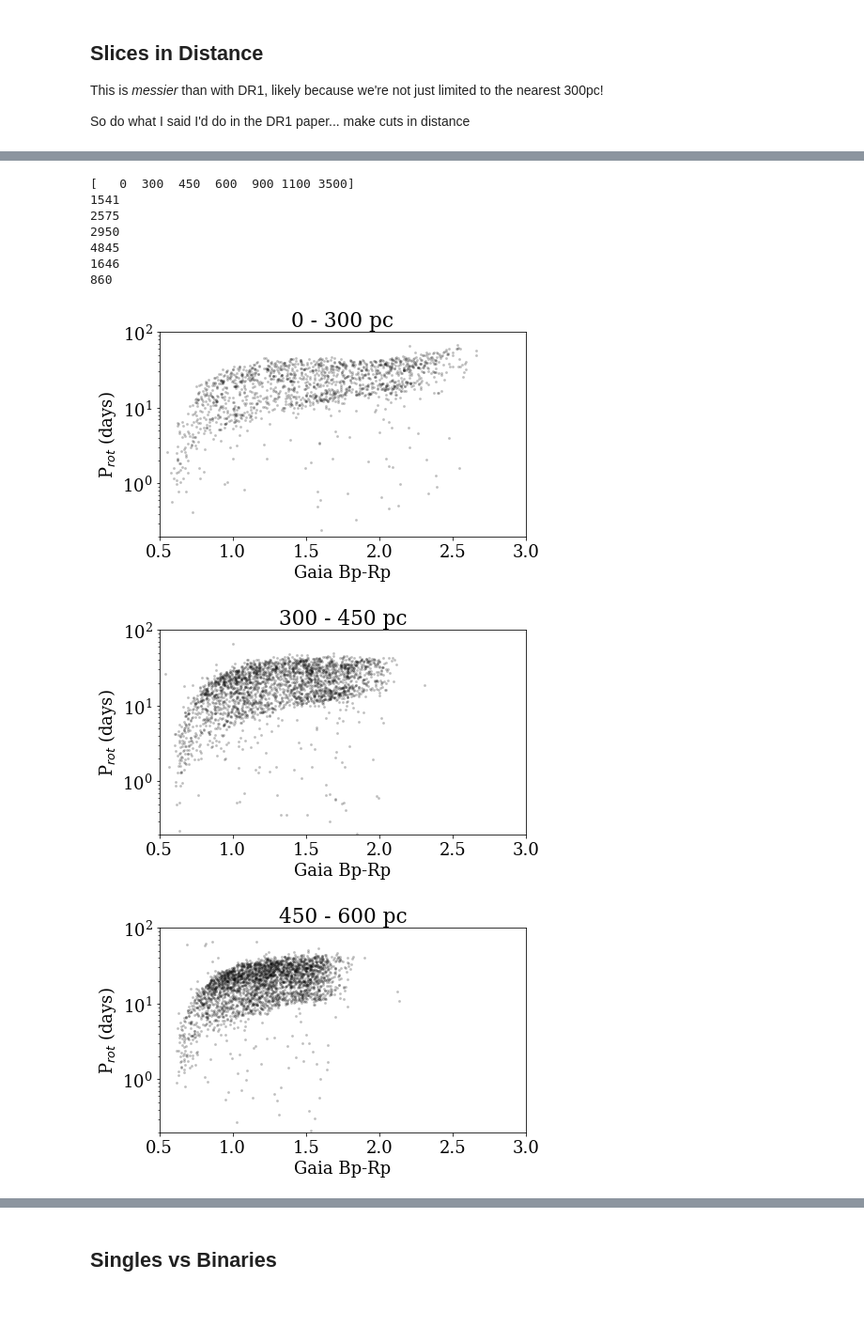
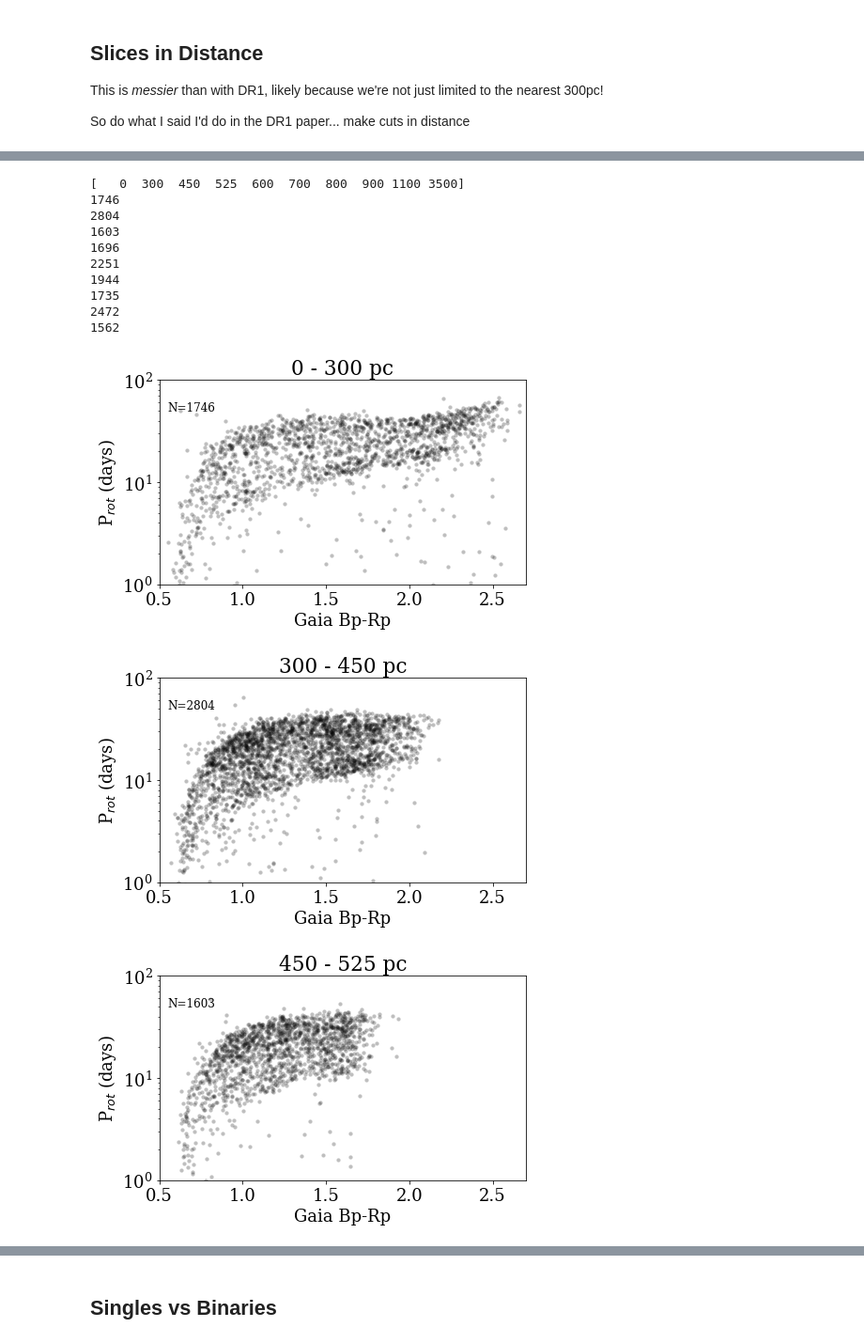
Before and after one commit to jradavenport/gaia2_kep_rot, a Jupyter notebook: explore.ipynb, the cells around one changed output, grey strips where cells are left out. Shown at 94% size. Cells and saved outputs as stored; diff of their text form; code cells hidden in the pictures; blank space fills up the shorter version.

```diff
--- a/explore.ipynb
+++ b/explore.ipynb
@@ -64,7 +65,9 @@ plt.scatter(df[ u'phot_g_mean_mag'],df[u'parallax_error'], s=5, alpha=.2)
 ok = np.where(np.isfinite(df[u'parallax']) & # this is basically the same as the TGAS file...
               (df[u'parallax_error'] < 0.1) &
               np.isfinite(df[u'bp_rp']) &
-              (df[u'phot_g_mean_flux_error']/df[u'phot_g_mean_flux'] < 0.005))[0]
+              (df[u'phot_bp_mean_flux_error']/df[u'phot_bp_mean_flux'] < 0.01) &
+              (df[u'phot_rp_mean_flux_error']/df[u'phot_rp_mean_flux'] < 0.01) &
+              (df[u'phot_g_mean_flux_error']/df[u'phot_g_mean_flux'] < 0.01))[0]
 
 ok.shape
 # %% [output]
@@ -125,10 +128,10 @@ array([0.40685808, 0.94386028, 0.3911159 , ..., 0.405312  , 2.92668916,
 # %%
 # main sequence stars
 msok = np.where((delta_mag >= 0.2) &
-                (delta_mag <= 0.6))[0]
+                (delta_mag <= 0.8))[0]
 
 # binary main sequence stars
-bsok = np.where((delta_mag >= 0.7) &
+bsok = np.where((delta_mag >= 0.8) &
                 (delta_mag <= 1.3))[0]
 # %%
 _ = plt.hist(delta_mag[dok], range=(-0.5,3.5), bins=150, histtype='step', lw=1, color='k')
@@ -205,33 +208,37 @@ Text(0,0.5,u'Number of Stars')
 # %%
-dbins = np.array([0, 300, 450, 600, 900, 1100, 3500])
+dbins = np.array([0, 300, 450, 525, 600, 700, 800, 900, 1100, 3500])
 print(dbins)
 
 for k in range(len(dbins)-1):
     print(sum((dist >= dbins[k]) & (dist < dbins[k+1])))
 # %% [output]
-[   0  300  450  600  900 1100 3500]
-1541
-2575
-2950
-4845
-1646
-860
+[   0  300  450  525  600  700  800  900 1100 3500]
+1746
+2804
+1603
+1696
+2251
+1944
+1735
+2472
+1562
 # %%
 for k in range(len(dbins)-1):
     dd = np.where((dist >= dbins[k]) & (dist < dbins[k+1]))
 
     plt.figure(figsize=(7,4))
     plt.scatter(df[u'bp_rp'].values[ok][msok][dd], df[u'Prot'].values[ok][msok][dd],
-                s=8, alpha=0.25, c='k', lw=0, rasterized=True)
+                s=18, alpha=0.25, c='k', lw=0, rasterized=True)
 
+    plt.text(0.55,50, 'N='+str(np.size(dd)), fontsize=12)
     plt.yscale('log')
     plt.xlabel('Gaia Bp-Rp')
     plt.ylabel('P$_{rot}$ (days)');
-    plt.xlim(0.5,3)
-    plt.ylim(0.2,100)
+    plt.xlim(0.5,2.7)
+    plt.ylim(1,100)
     plt.title(str(dbins[k]) + ' - ' + str(dbins[k+1]) + ' pc')
     plt.show()
 # %% [output]
-[figure, old version]
+[figure, new version]
-[figure, old version]
+[figure, new version]
-[figure, old version]
+[figure, new version]
```
Also changed, not shown: parts of 21 cells of this notebook.
